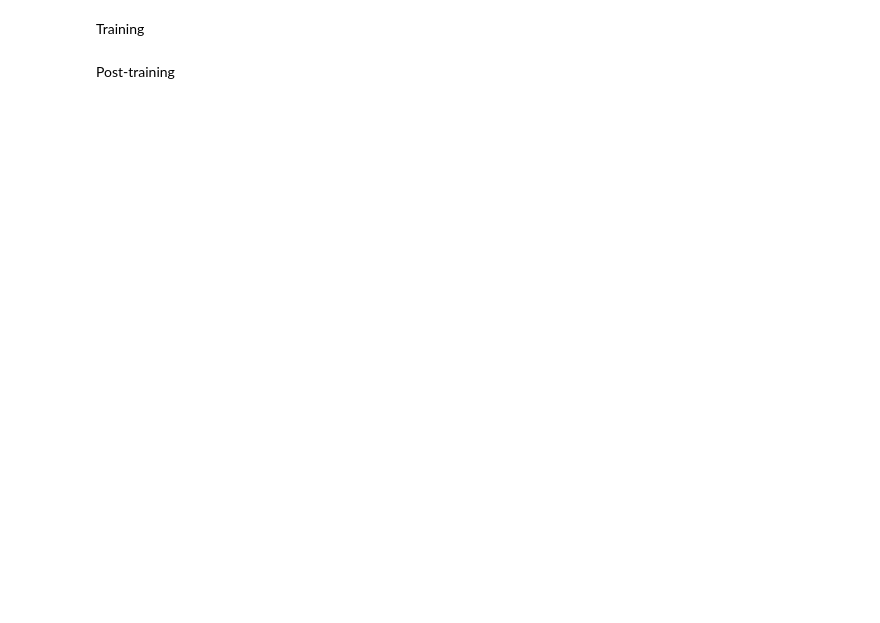
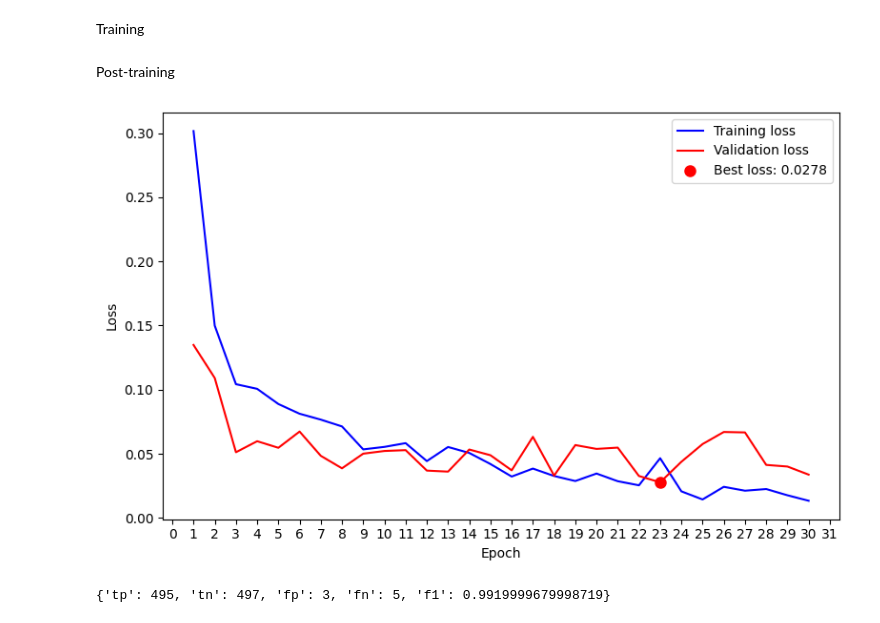
Before and after one commit to glimeuxe/quake, a Jupyter notebook: main.ipynb, the cells around one changed output. Cells and saved outputs as stored; diff of their text form; code cells hidden in the pictures; blank space fills up the shorter version.

```diff
--- a/main.ipynb
+++ b/main.ipynb
@@ -14,6 +14,10 @@ from architectures import *
 from sklearn.metrics import accuracy_score, precision_score, recall_score, confusion_matrix
 from sklearn.model_selection import train_test_split
 from torch.utils.data import Dataset, DataLoader
+from torchcam.methods import GradCAM
+from torchvision.io import read_image
+from torchvision.transforms.functional import convert_image_dtype, normalize
+from torchvision.utils import save_image
 from utils import *
 
 DEVICE = torch.device("cuda" if torch.cuda.is_available() else "cpu")
@@ -28,7 +32,7 @@ SUBSAMPLE_SIZE = 10000
 NOISE_RATIO = 0.5
 EARTHQUAKE_RATIO = 0.5
 
-PROCESSING_METHOD = 2
+PROCESSING_METHOD = 1
 
 BATCH_SIZE = 32
 LEARNING_RATE = 0.001
@@ -141,6 +148,7 @@ if PROCESSING_METHOD == 1:
 	train_i, train_labels, dev_i, dev_labels, test_i, test_labels = split_data(spectrograms, labels)
 
 	def load_data(model):
+		"""Prepares data loaders for models taking spectrogram images as input."""
 		train_generator = torch.Generator()
 		train_generator.manual_seed(SEED)
 
@@ -163,6 +171,7 @@ else:
 	train_i, train_labels, dev_i, dev_labels, test_i, test_labels = split_data(signal_envelopes, labels)
 
 	def load_data():
+		"""Prepares data loaders for models taking padded envelopes as input."""
 		train_generator = torch.Generator()
 		train_generator.manual_seed(SEED)
 
@@ -247,6 +202,7 @@ train_loader, dev_loader, test_loader = load_data()
 Training
 # %%
 def train_model(model, train_loader, dev_loader, criterion, optimizer):
+	"""Trains a model with early stopping, checkpoints, and loss saves."""
 	# Create model folder
 	model_folder = os.path.join(MODELS_PATH, f"{model.id}")
 	os.makedirs(model_folder, exist_ok=True)
@@ -310,59 +266,66 @@ train_model(model, train_loader, dev_loader, criterion, optimizer)
 Post-training
 # %%
 def visualise_loss(model):
+	"""Plots training and validation losses for a trained model."""
 	# Load losses
 	model_folder = os.path.join(MODELS_PATH, f"{model.id}")
 	with open(os.path.join(model_folder, "losses.json"), "r") as f:
 		loss_data = json.load(f)
 	train_losses = loss_data["train_losses"]
 	dev_losses = loss_data["dev_losses"]
 
 	plt.figure(figsize=(8, 5))
 	epochs = range(1, len(train_losses) + 1)
 	plt.plot(epochs, train_losses, "b-", label="Training loss")
 	plt.plot(epochs, dev_losses, "r-", label="Validation loss")
 
 	# Annotate the best loss
 	best_epoch = np.argmin(dev_losses) + 1
 	best_loss = min(dev_losses)
 	plt.plot(best_epoch, best_loss, "ro", markersize=8, label=f"Best loss: {best_loss:.4f}")
 
 	plt.xlabel("Epoch")
 	plt.ylabel("Loss")
 	plt.legend()
 	plt.gca().xaxis.set_major_locator(ticker.MultipleLocator(1))
 	plt.tight_layout()
 	plt.show()
 
-# M = [SR50ViTB16(), R50ViTB16(), R26ViTS32(), SCNNQ730(), CNNQ730(), BiLSTMF(), LSTMH(), ViTB32(), ViTB16()]
+# M = [SR50ViTB16(), SCNNQ730()]
 # multivisualise_training_loss(M)
 # multivisualise_validation_loss(M)
 
-# m = model.__class__().to(DEVICE)
-# visualise_loss(m)
-
-def evaluate_model(model, dataloader):
-	model.eval()
-	Y_hat, Y = [], []
-	with torch.no_grad():
-		for x, y in dataloader:
-			Y_hat.append(model(x.to(DEVICE)).round().cpu())
-			Y.append(y)
-	tn, fp, fn, tp = confusion_matrix(torch.cat(Y), torch.cat(Y_hat)).ravel()
-	f1 = compute_macro_f1(tp, tn, fp, fn)
-	return {
-		"tp": int(tp),
-		"tn": int(tn),
-		"fp": int(fp),
-		"fn": int(fn),
-		"f1": float(f1)
-	}
-
-def load_weights(model):
-	state_dict = torch.load(os.path.join(MODELS_PATH, model.id, "best.pth"), weights_only=False)
-	state_dict.pop("_metadata", None)
-	model.load_state_dict(state_dict)
-
 m = model.__class__().to(DEVICE)
-load_weights(m)
-print(evaluate_model(m, test_loader))
+visualise_loss(m)
+# %% [output]
+[figure, added]
+# %%
+def evaluate_model(model, dataloader):
+	"""Evaluates a model on a dataloader to return a binary confusion matrix and a macro F1 score."""
+	model.eval()
+	Y_hat, Y = [], []
+	with torch.no_grad():
+		for x, y in dataloader:
+			Y_hat.append(model(x.to(DEVICE)).round().cpu())
+			Y.append(y)
+	tn, fp, fn, tp = confusion_matrix(torch.cat(Y), torch.cat(Y_hat)).ravel()
+	f1 = compute_macro_f1(tp, tn, fp, fn)
+	return {
+		"tp": int(tp),
+		"tn": int(tn),
+		"fp": int(fp),
+		"fn": int(fn),
+		"f1": float(f1)
+	}
+
+def load_weights(model):
+	"""Loads the best (lowest-dev-loss) saved weights into a given model."""
+	state_dict = torch.load(os.path.join(MODELS_PATH, model.id, "best.pth"), weights_only=False)
+	state_dict.pop("_metadata", None)
+	model.load_state_dict(state_dict)
+
+m = model.__class__().to(DEVICE)
+load_weights(m)
+print(evaluate_model(m, test_loader))
+# %% [output]
+{'tp': 495, 'tn': 497, 'fp': 3, 'fn': 5, 'f1': 0.9919999679998719}
```
Also changed, not shown: parts of 4 cells of this notebook, 1 other file.
